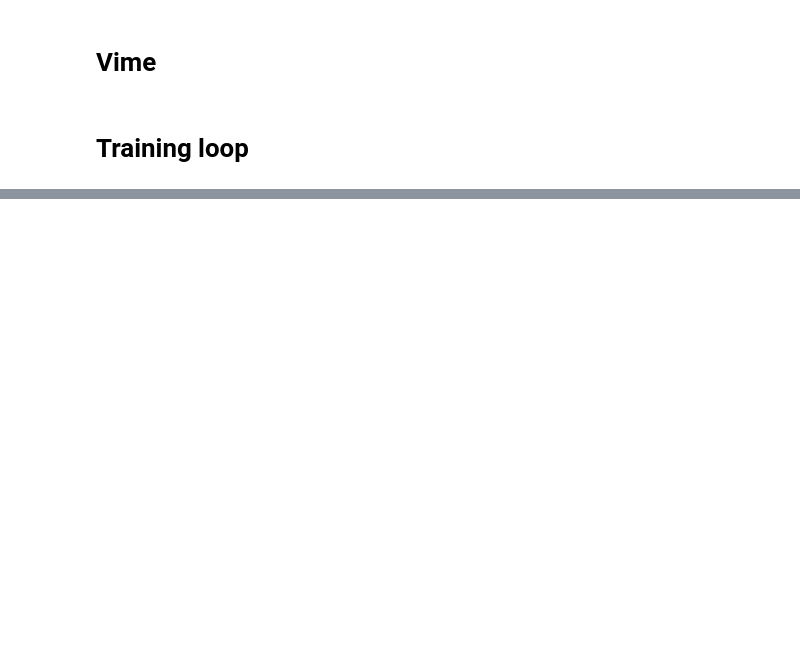
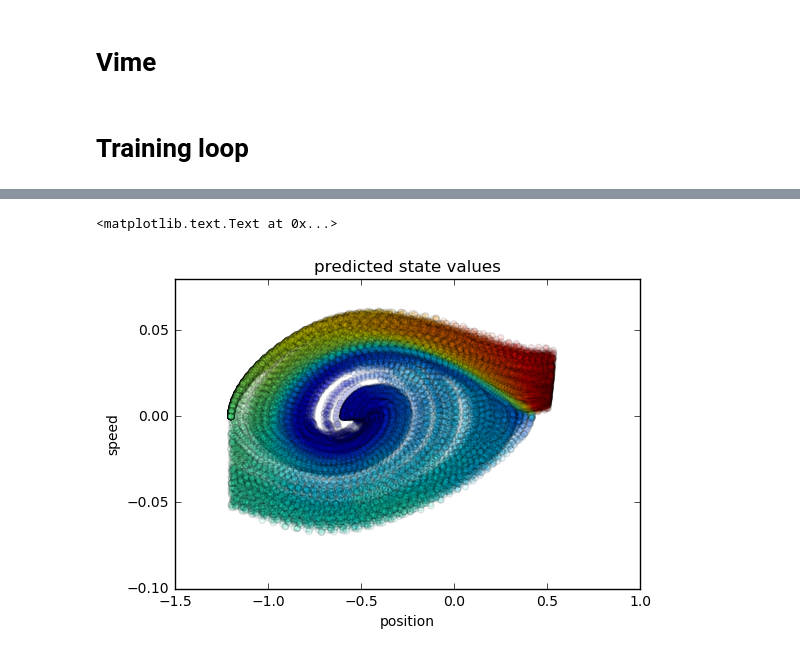
Before and after one commit to justheuristic/vime, a Jupyter notebook: mountaincar-a2c-vime.ipynb, the cells around one changed output, grey strips where cells are left out. Drawn from its saved outputs; the diff is of its cells as text; code cells hidden in the pictures; blank space fills up the shorter version.

```diff
--- a/mountaincar-a2c-vime.ipynb
+++ b/mountaincar-a2c-vime.ipynb
@@ -375,0 +373,17 @@ plt.plot(iters,map(np.mean,session_rewards))
+# %%
+
+_,_,_,_,(pool_policy,pool_V) = agent.get_sessions(
+    pool.experience_replay,
+    session_length=SEQ_LENGTH,
+    experience_replay=True,)
+
+plt.scatter(
+    *pool.experience_replay.observations[0].get_value().reshape([-1,2]).T,
+    c = pool_V.ravel().eval(),
+    alpha = 0.1)
+plt.title("predicted state values")
+plt.xlabel("position")
+plt.ylabel("speed")
+# %% [output]
+<matplotlib.text.Text at 0x...>
+[figure, added]
```
Also changed, not shown: parts of 14 cells of this notebook, 1 other file.
